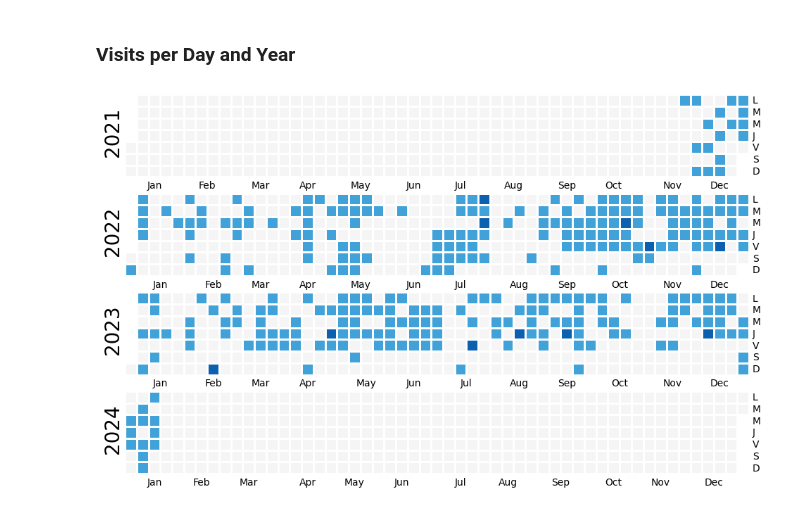
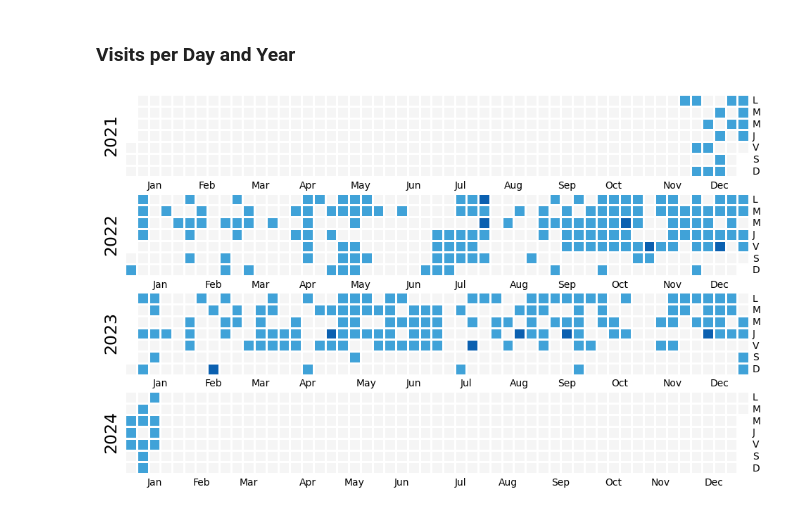
Before and after one commit to iSach/gymnalyst, a Jupyter notebook: basicfit.ipynb, the cells around one changed output. Drawn from its saved outputs; the diff is of its cells as text; code cells hidden in the pictures.

```diff
--- a/basicfit.ipynb
+++ b/basicfit.ipynb
@@ -13,7 +13,7 @@ These erroneously appear as multiple entries for the same person.
 # %%
 my_file = 'my-basic-fit-data.json'
 # %%
-with open('my-basic-fit-data.json') as f:
+with open(my_file) as f:
     data = json.load(f)
 data['visits']
 data = pd.DataFrame(data['visits'])
@@ -38,15 +38,14 @@ for i, v in enumerate(df2['club'].value_counts()):
 # %%
 data_perday = data.groupby(pd.Grouper(key='datetime', freq='1D')).agg({'club': 'count', 'datetime': 'first'})['club']
 fig, ax = plt.subplots(nrows=4, ncols=1, figsize=(45, 7))
 for i, year in enumerate([2021, 2022, 2023, 2024]):
     calmap.yearplot(
         data_perday,
         year=year,
         ax=ax[i],
         cmap=ListedColormap([u'whitesmoke', '#40A2D8', '#0B60B0']),
         daylabels='LMMJVSD',
     )
-    # Write the year vertically to the left of each plot
-    ax[i].text(-0.035, 0.3, year, transform=ax[i].transAxes, rotation=90, fontdict={'size': 20})
+    ax[i].text(-0.035, 0.3, year, transform=ax[i].transAxes, rotation=90, fontdict={'size': 17})
 # %% [output]
-[figure, old version]
+[figure, new version]
```
Also changed, not shown: 1 other file.
